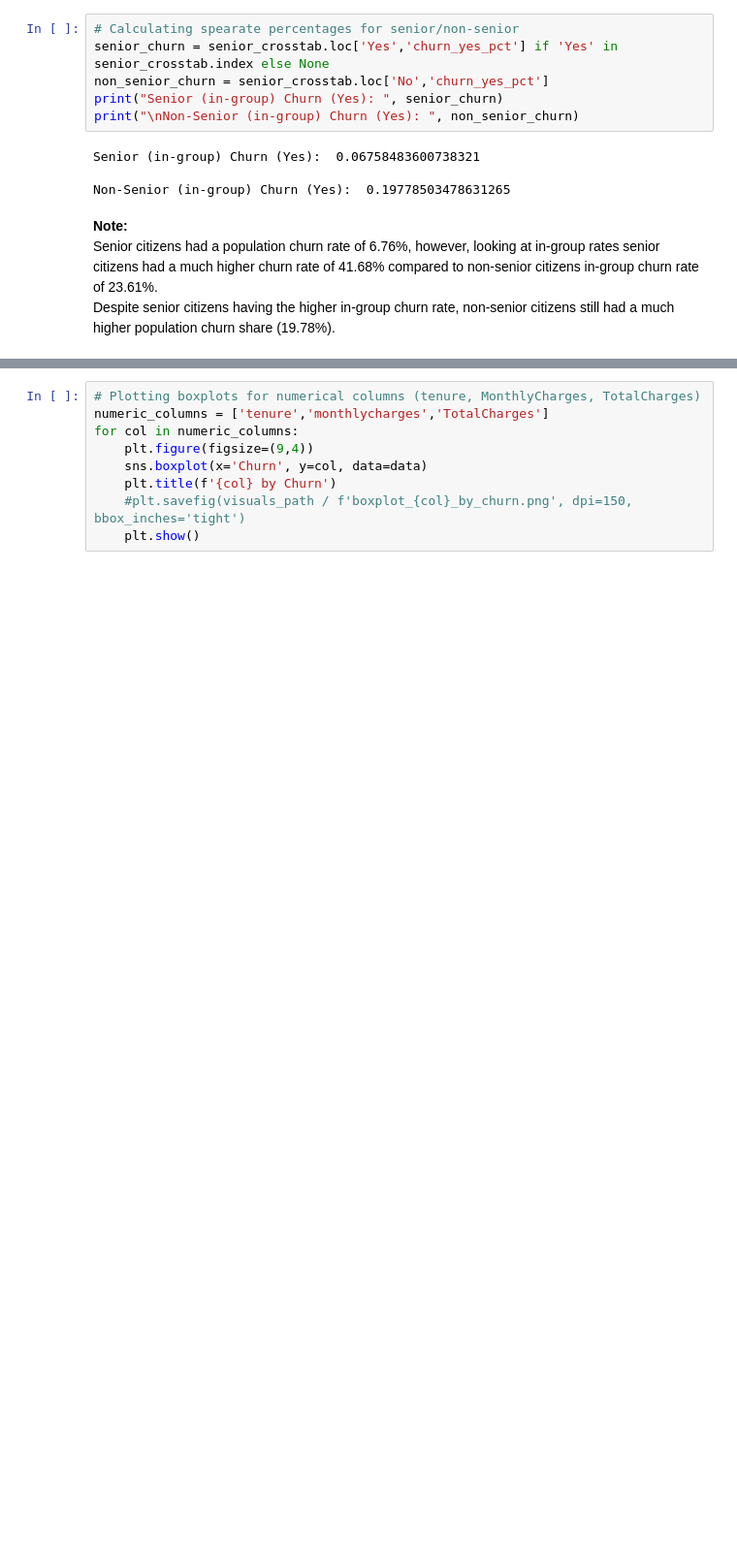
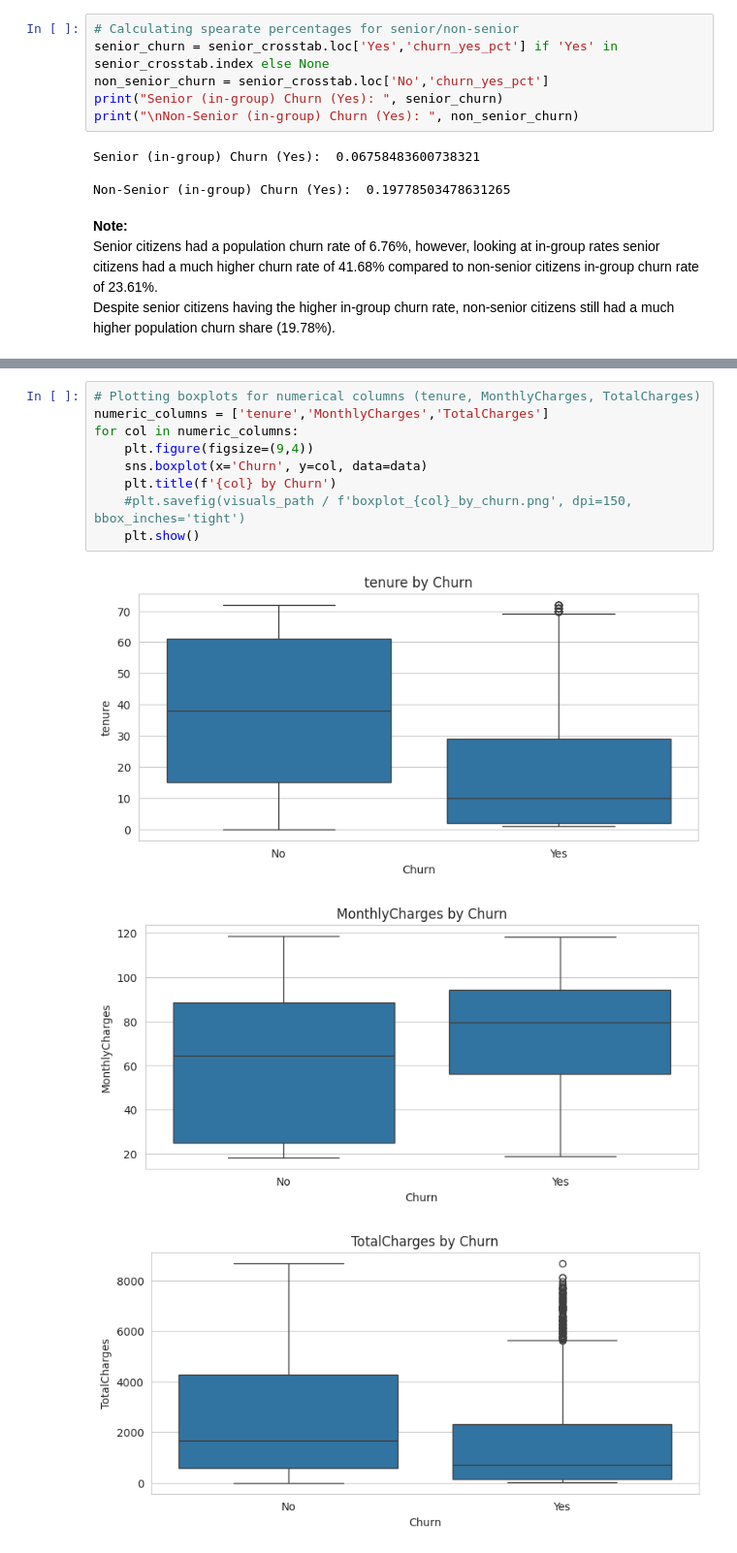
Before and after one commit to taborerickson/Customer-Churn-Prediction, a Jupyter notebook: Notebooks/customer_churn_eda.ipynb, the cells around one changed output, grey strips where cells are left out. Shown at 97% size. Cells and saved outputs as stored; diff of their text form; blank space fills up the shorter version.

```diff
--- a/Notebooks/customer_churn_eda.ipynb
+++ b/Notebooks/customer_churn_eda.ipynb
@@ -383,12 +484,16 @@ for col in numeric_columns:
 # %%
 # Plotting boxplots for numerical columns (tenure, MonthlyCharges, TotalCharges)
-numeric_columns = ['tenure','monthlycharges','TotalCharges']
+numeric_columns = ['tenure','MonthlyCharges','TotalCharges']
 for col in numeric_columns:
     plt.figure(figsize=(9,4))
     sns.boxplot(x='Churn', y=col, data=data)
     plt.title(f'{col} by Churn')
     #plt.savefig(visuals_path / f'boxplot_{col}_by_churn.png', dpi=150, bbox_inches='tight')
     plt.show()
+# %% [output]
+[figure, added]
+[figure, added]
+[figure, added]
 # %%
 # Plotting violin plots for numerical columns (tenure, MonthlyCharges, TotalCharges)
 numeric_columns = ['tenure','MonthlyCharges','TotalCharges']
```
Also changed, not shown: parts of 30 cells of this notebook.
